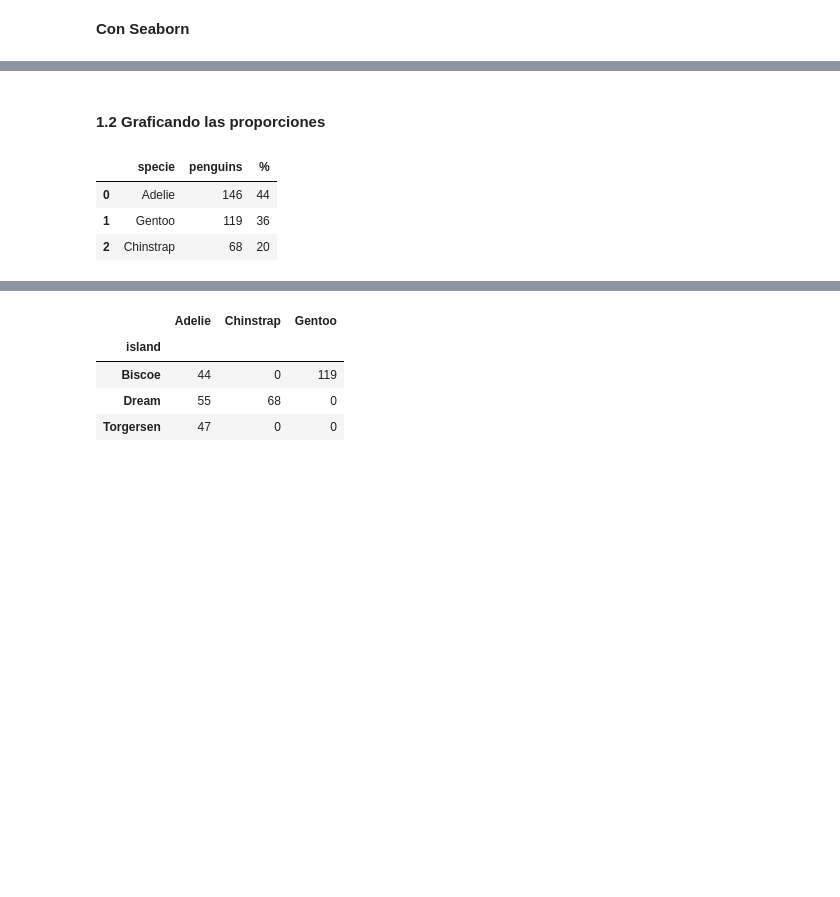
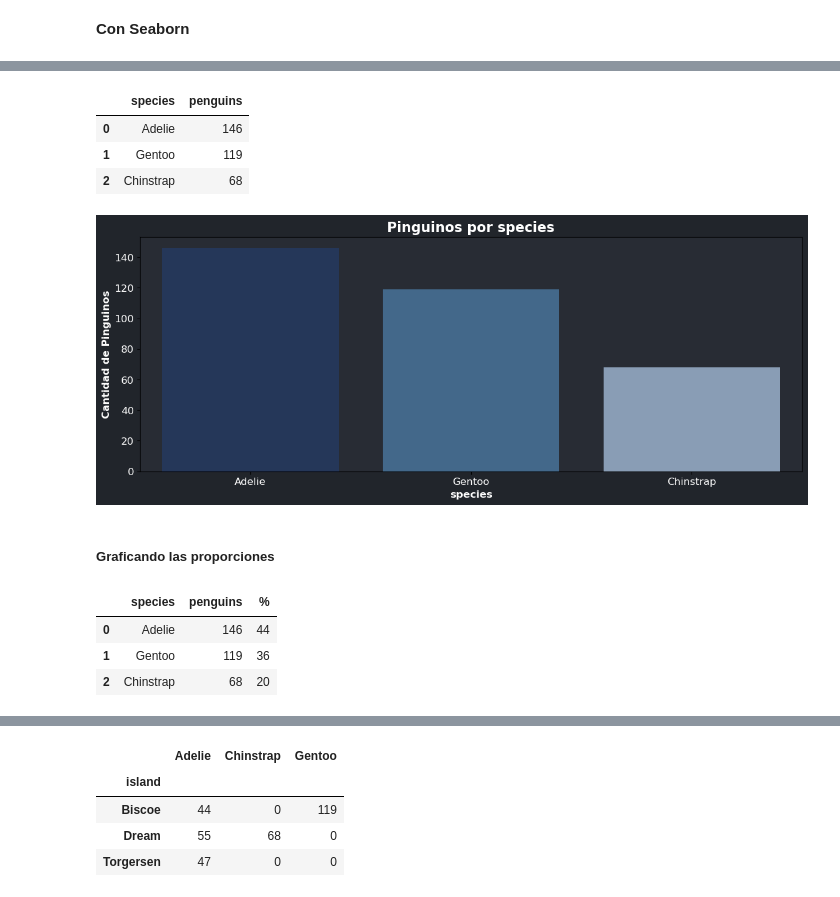
Before and after one commit to JuanFeA98/Fullstack_Data_Scientist, a Jupyter notebook: EDA/01.Analisis_Exploratorio_Datos.ipynb, the cells around one changed output, grey strips where cells are left out. Drawn from its saved outputs; the diff is of its cells as text; code cells hidden in the pictures; blank space fills up the shorter version.

```diff
--- a/EDA/01.Analisis_Exploratorio_Datos.ipynb
+++ b/EDA/01.Analisis_Exploratorio_Datos.ipynb
@@ -28,3 +22,9 @@ penguin_color = {
+# %%
+penguin_color = {
+    'Adelie': '#1d3461',
+    'Gentoo': '#376996',
+    'Chinstrap': '#829cbc'
+}
 # %% [markdown]
 ## **Datos**
 # %% [markdown]
@@ -127,0 +114,33 @@ penguins_data.describe()
+# %%
+def count_valores(df, variable):
+    df_count = pd.DataFrame(df[variable].value_counts()).reset_index()
+    df_count.columns = [variable, 'penguins']
+    return df_count
+# %%
+def graph_bar(df, variable):
+    fig, ax = plt.subplots(figsize=(14, 5))
+
+    plt.title(
+        f'Pinguinos por {variable}',
+        fontweight=1000,
+        size=16,
+        color='white'
+    )
+
+    fig.patch.set_facecolor('#21252b')
+    ax.set_facecolor('#282c34')
+
+    sns.barplot(
+        data=df,
+        x=variable,
+        y='penguins',
+        palette =list(penguin_color.values())
+    )
+
+    plt.xlabel(variable, size=12, weight=700, color='white')
+    plt.xticks(color='white', size=12)
+
+    plt.ylabel('Cantidad de Pinguinos', size=12, weight=700, color='white')
+    plt.yticks(color='white', size=12)
+
+    plt.show()
@@ -178,13 +201,22 @@ plt.show()
+# %%
+penguins_data_species = count_valores(penguins_data, 'species')
+penguins_data_species
+# %% [output]
+|  | species | penguins |
+| 0 | Adelie | 146 |
+| 1 | Gentoo | 119 |
+| 2 | Chinstrap | 68 |
+# %%
+graph_bar(penguins_data_species, 'species')
+# %% [output]
+[figure, added]
 # %% [markdown]
-#### **1.2 Graficando las proporciones**
+##### **Graficando las proporciones**
 # %%
-penguins_species = pd.DataFrame(penguins_data['species'].value_counts()).reset_index()
-penguins_species.columns = ['specie', 'penguins']
+penguins_species = proportions_values(penguins_data, 'species')
+penguins_species
+# %% [output]
+|  | species | penguins | % |
+| 0 | Adelie | 146 | 44 |
+| 1 | Gentoo | 119 | 36 |
+| 2 | Chinstrap | 68 | 20 |
-# %%
-penguins_species['%'] = penguins_species['penguins'].apply(lambda x: round(x/penguins_species['penguins'].sum()*100))
-penguins_species
-# %% [output]
-|  | specie | penguins | % |
-| 0 | Adelie | 146 | 44 |
-| 1 | Gentoo | 119 | 36 |
-| 2 | Chinstrap | 68 | 20 |
```
Also changed, not shown: parts of 25 cells of this notebook.
